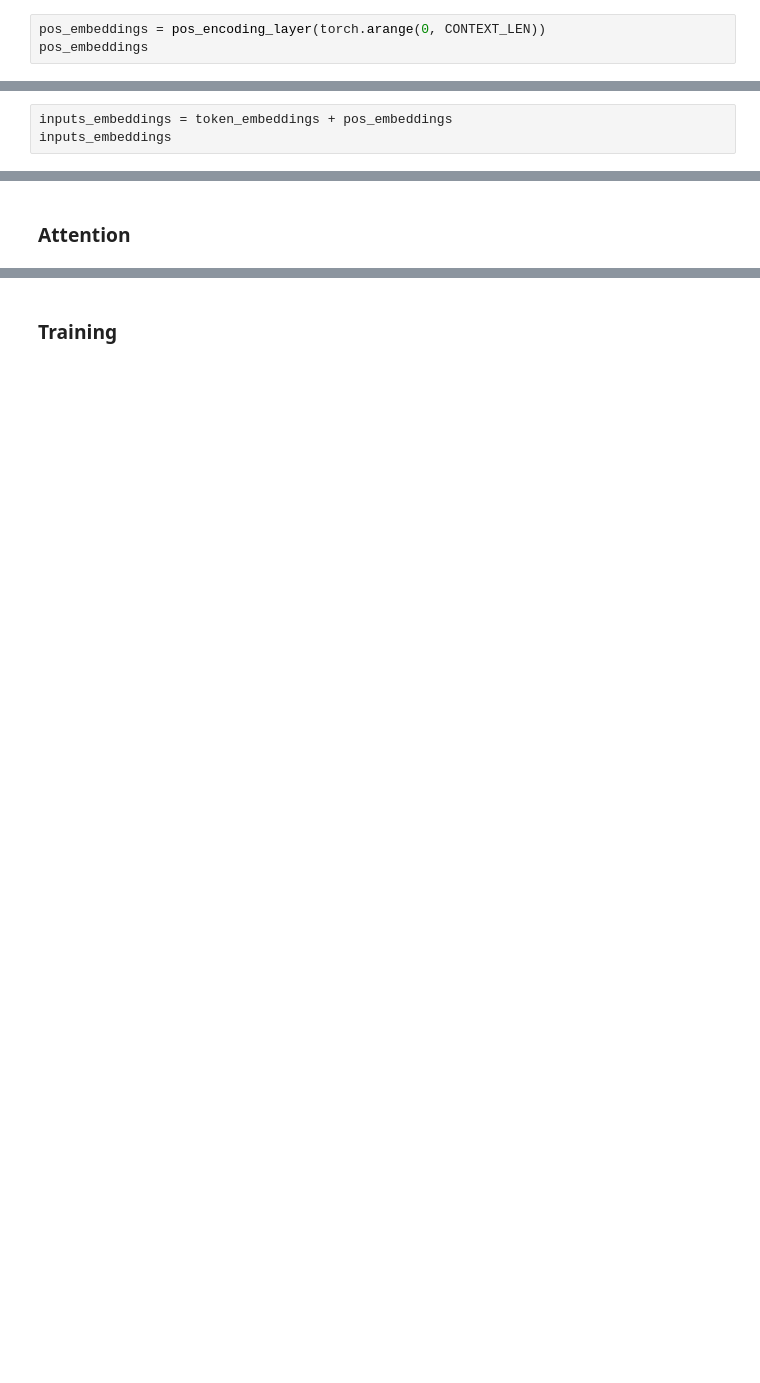
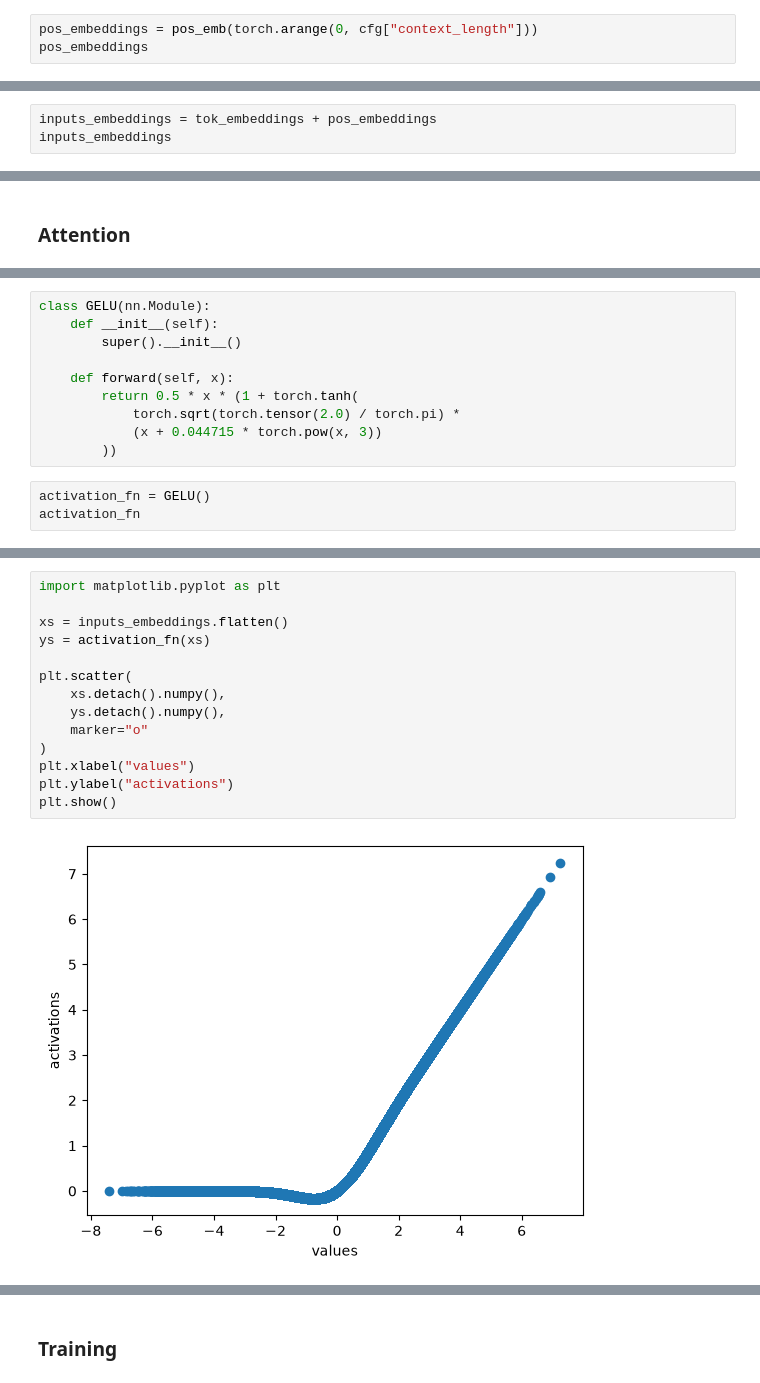
Before and after one commit to danorel/ml.fitness, a Jupyter notebook: src/ballmfs/LLM.ipynb, the cells around one changed output, grey strips where cells are left out. Cells and saved outputs as stored; diff of their text form; blank space fills up the shorter version.

```diff
--- a/src/ballmfs/LLM.ipynb
+++ b/src/ballmfs/LLM.ipynb
@@ -78,3 +196,3 @@ pos_encoding_layer
 # %%
-pos_embeddings = pos_encoding_layer(torch.arange(0, CONTEXT_LEN))
+pos_embeddings = pos_emb(torch.arange(0, cfg["context_length"]))
 pos_embeddings
@@ -81,3 +208,3 @@ pos_embeddings
 # %%
-inputs_embeddings = token_embeddings + pos_embeddings
+inputs_embeddings = tok_embeddings + pos_embeddings
 inputs_embeddings
@@ -143,0 +412,13 @@ casual_attention(inputs_embeddings)
+# %%
+class GELU(nn.Module):
+    def __init__(self):
+        super().__init__()
+
+    def forward(self, x):
+        return 0.5 * x * (1 + torch.tanh(
+            torch.sqrt(torch.tensor(2.0) / torch.pi) *
+            (x + 0.044715 * torch.pow(x, 3))
+        ))
+# %%
+activation_fn = GELU()
+activation_fn
@@ -143,0 +447,16 @@ casual_attention(inputs_embeddings)
+# %%
+import matplotlib.pyplot as plt
+
+xs = inputs_embeddings.flatten()
+ys = activation_fn(xs)
+
+plt.scatter(
+    xs.detach().numpy(),
+    ys.detach().numpy(),
+    marker="o"
+)
+plt.xlabel("values")
+plt.ylabel("activations")
+plt.show()
+# %% [output]
+[figure, added]
```
Also changed, not shown: parts of 46 cells of this notebook, 1 other file.
